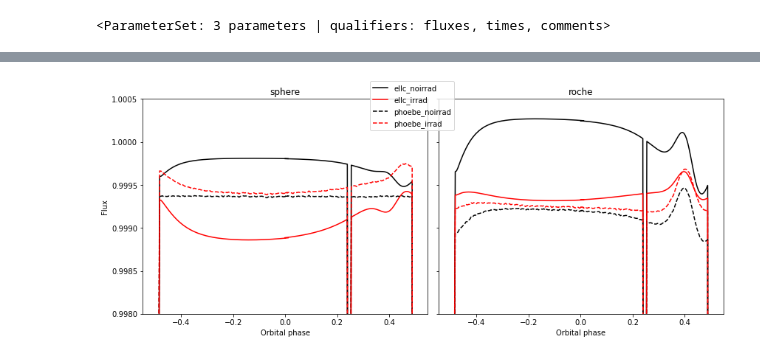
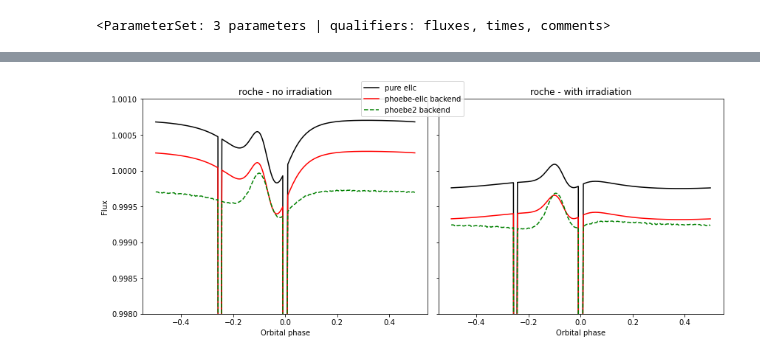
Before and after one commit to danhey/adra, a Jupyter notebook: phoebe/ellc_irradiation.ipynb, the cells around one changed output, grey strips where cells are left out. Drawn from its saved outputs; the diff is of its cells as text; code cells hidden in the pictures.

```diff
--- a/phoebe/ellc_irradiation.ipynb
+++ b/phoebe/ellc_irradiation.ipynb
@@ -95,14 +174,7 @@ b.plot(x='phase', ylim = (0.998,1.001), legend=True, show=True)
 # %%
 b.set_value_all('distortion_method', compute='ellc01', value='roche')
-b.set_value_all('irrad_method', compute='ellc01', value='none')
-b.run_checks()
-b.run_delayed_constraints()
-b.run_compute('ellc01', model='ellc_roche_noirrad', overwrite=True)
-
 b.set_value_all('irrad_method', compute='ellc01', value='lambert')
 b.run_checks()
 b.run_delayed_constraints()
 b.run_compute('ellc01', model='ellc_roche_irrad', overwrite=True)
-
-b.plot(x='phase', ylim = (0.998,1.001), legend=True, show=True)
 # %% [output]
@@ -114,11 +298,0 @@ b.plot(x='phase', ylim = (0.998,1.001), legend=True, show=True)
-# %%
-b.set_value_all('distortion_method', compute='phoebe01', value='sphere')
-b.set_value_all('irrad_method', compute='phoebe01', value='none')
-b.run_checks()
-b.run_delayed_constraints()
-b.run_compute('phoebe01', ntriangles=10000, model='phoebe_sphere_noirrad', overwrite=True)
-
-b.set_value_all('irrad_method', compute='phoebe01', value='horvat')
-b.run_checks()
-b.run_delayed_constraints()
-b.run_compute('phoebe01', ntriangles=10000, model='phoebe_sphere_irrad',  overwrite=True,)
@@ -170,26 +315,25 @@ phoebe_roche_irrad = b.get_value('fluxes', model = 'phoebe_roche_irrad')[s]
 # %%
+%matplotlib inline
 fig, axes = plt.subplots(1, 2, figsize=(12,5))
-axes[0].plot(phases, ellc_sphere_noirrad, 'k-', label='ellc_noirrad')
-axes[0].plot(phases, ellc_sphere_irrad, 'r-', label='ellc_irrad')
-axes[0].plot(phases, phoebe_sphere_noirrad, 'k--', label='phoebe_noirrad')
-axes[0].plot(phases, phoebe_sphere_irrad, 'r--', label='phoebe_irrad')
-axes[0].set_title('sphere')
+axes[0].plot(phases[s], pureellc_roche_noirrad[s], 'k-', label='pure ellc')
+axes[0].plot(phases[s], ellc_roche_noirrad, 'r-', label='phoebe-ellc backend')
+axes[0].plot(phases[s], phoebe_roche_noirrad+0.0025, 'g--', label='phoebe2 backend') # adding 0.0025 to adjust flux scaling due to pblum
+axes[0].set_title('roche - no irradiation')
 axes[0].set_xlabel('Orbital phase')
 axes[0].set_ylabel('Flux')
-axes[0].set_ylim(0.998,1.0005)
+axes[0].set_ylim(0.998,1.001)
 
-axes[1].plot(phases, ellc_roche_noirrad, 'k-')
-axes[1].plot(phases, ellc_roche_irrad, 'r-')
-axes[1].plot(phases, phoebe_roche_noirrad+0.002, 'k--') #adding +0.002 to fix flux scaling (phoebe pblum makes it lower in this case)
-axes[1].plot(phases, phoebe_roche_irrad+0.002, 'r--')
-axes[1].set_title('roche')
+axes[1].plot(phases[s], pureellc_roche_irrad[s], 'k-')
+axes[1].plot(phases[s], ellc_roche_irrad, 'r-')
+axes[1].plot(phases[s], phoebe_roche_irrad+0.002, 'g--') # adding 0.002 to adjust flux scaling due to pblum
+axes[1].set_title('roche - with irradiation')
 axes[1].set_xlabel('Orbital phase')
 axes[1].set_yticklabels([])
-axes[1].set_ylim(0.998,1.0005)
+axes[1].set_ylim(0.998,1.001)
 
 fig.tight_layout()
 fig.legend(loc='upper center')
 fig.patch.set_facecolor('white')
-fig.savefig('ellc_phoebe_irradiation.png', )
+fig.savefig('ellc_phoebe_irradiation_roche.png')
 # %% [output]
-[figure, old version]
+[figure, new version]
```
Also changed, not shown: parts of 19 cells of this notebook, 1 other file.
